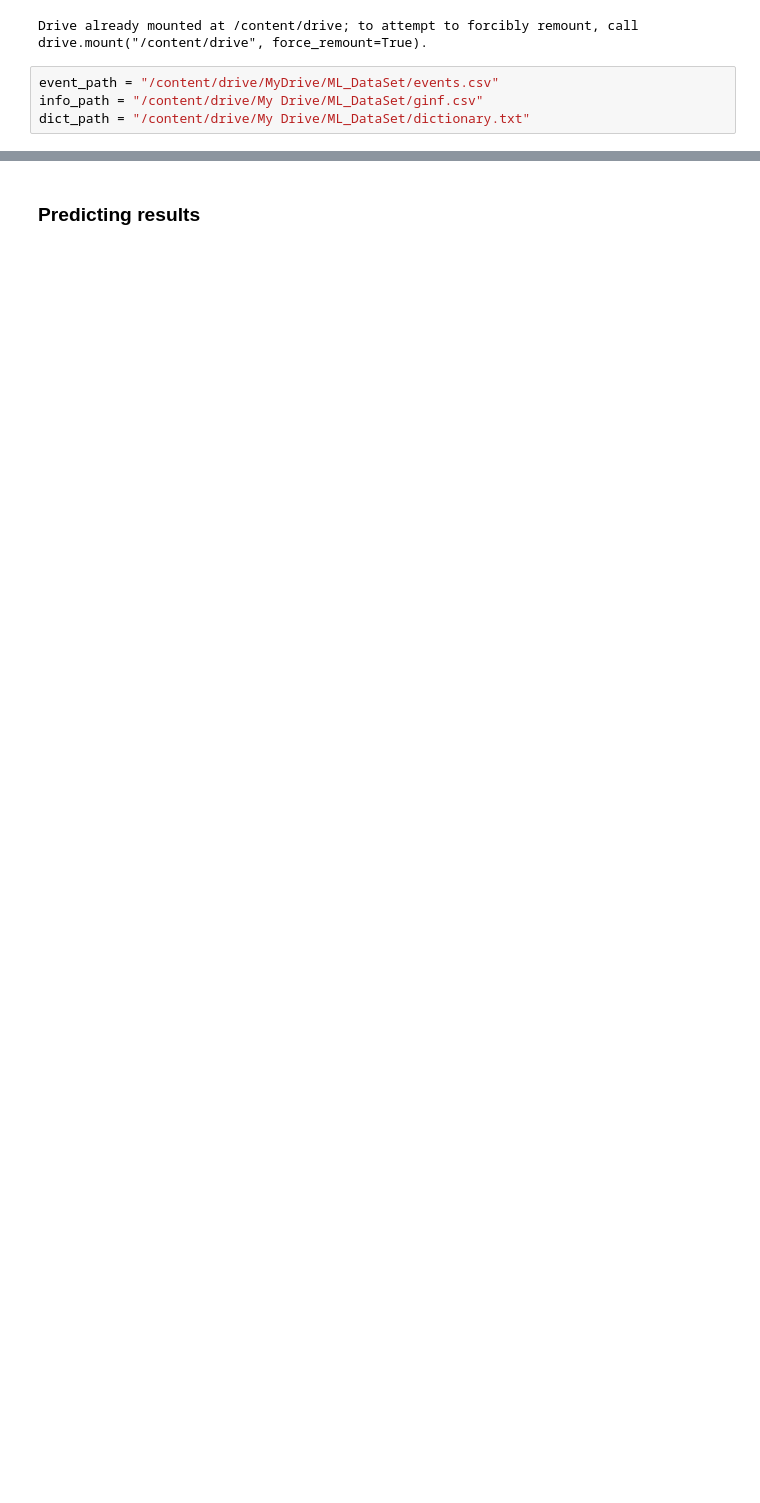
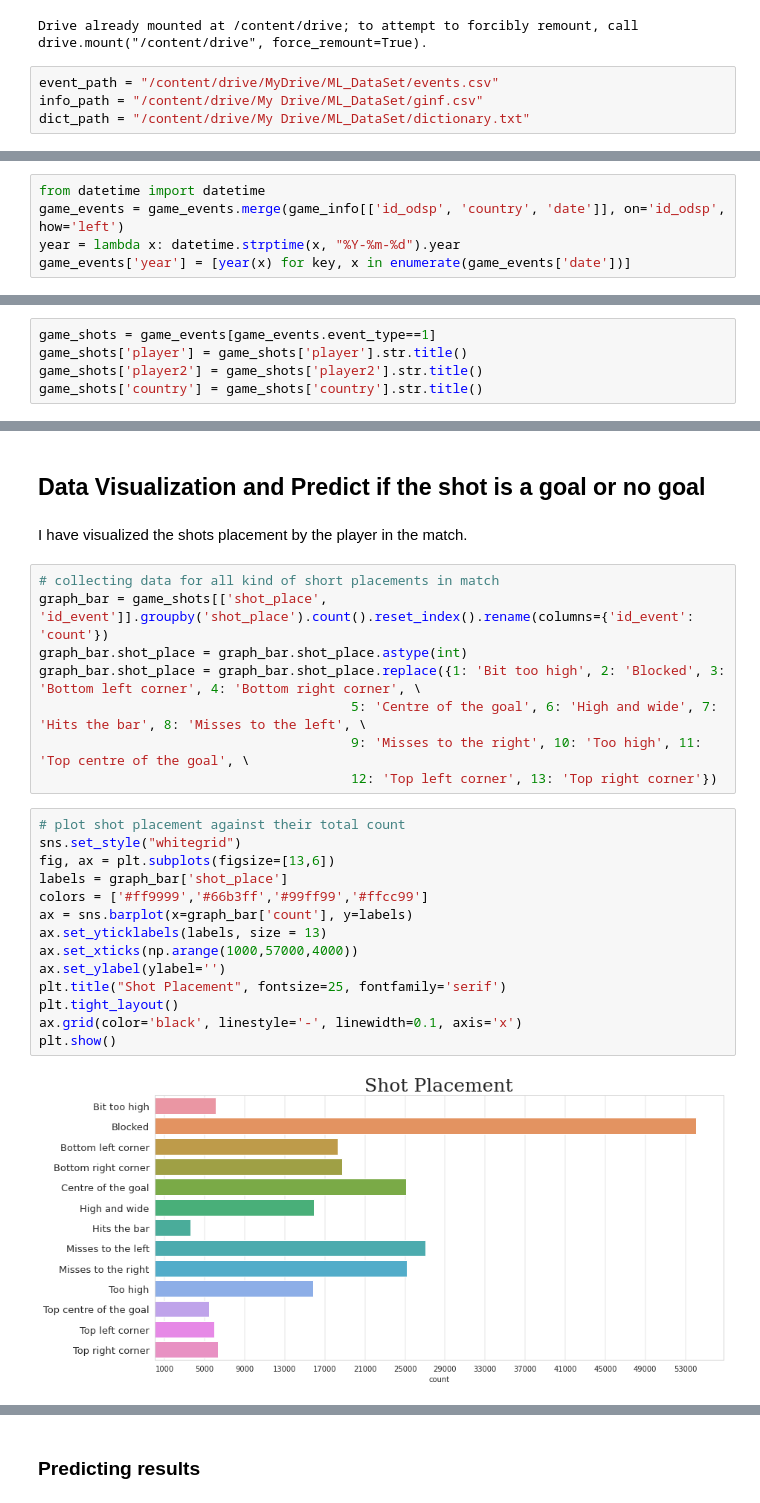
Before and after one commit to Karishma-Kuria/ML-Regression, a Jupyter notebook: Assignment4.ipynb, the cells around one changed output, grey strips where cells are left out. Drawn from its saved outputs; the diff is of its cells as text; blank space fills up the shorter version.

```diff
--- a/Assignment4.ipynb
+++ b/Assignment4.ipynb
@@ -171,0 +148,5 @@ This shows that if we just guess the result based on looking at the odds, we wou
+# %%
+from datetime import datetime
+game_events = game_events.merge(game_info[['id_odsp', 'country', 'date']], on='id_odsp', how='left')
+year = lambda x: datetime.strptime(x, "%Y-%m-%d").year
+game_events['year'] = [year(x) for key, x in enumerate(game_events['date'])]
@@ -171,0 +155,5 @@ This shows that if we just guess the result based on looking at the odds, we wou
+# %%
+game_shots = game_events[game_events.event_type==1]
+game_shots['player'] = game_shots['player'].str.title()
+game_shots['player2'] = game_shots['player2'].str.title()
+game_shots['country'] = game_shots['country'].str.title()
@@ -171,0 +176,28 @@ This shows that if we just guess the result based on looking at the odds, we wou
+# %% [markdown]
+## **Data Visualization and Predict if the shot is a goal or no goal**
+# %% [markdown]
+ I have visualized the shots placement by the player in the match.
+# %%
+# collecting data for all kind of short placements in match
+graph_bar = game_shots[['shot_place', 'id_event']].groupby('shot_place').count().reset_index().rename(columns={'id_event': 'count'})
+graph_bar.shot_place = graph_bar.shot_place.astype(int)
+graph_bar.shot_place = graph_bar.shot_place.replace({1: 'Bit too high', 2: 'Blocked', 3: 'Bottom left corner', 4: 'Bottom right corner', \
+                                        5: 'Centre of the goal', 6: 'High and wide', 7: 'Hits the bar', 8: 'Misses to the left', \
+                                        9: 'Misses to the right', 10: 'Too high', 11: 'Top centre of the goal', \
+                                        12: 'Top left corner', 13: 'Top right corner'})
+# %%
+# plot shot placement against their total count
+sns.set_style("whitegrid")
+fig, ax = plt.subplots(figsize=[13,6])
+labels = graph_bar['shot_place']
+colors = ['#ff9999','#66b3ff','#99ff99','#ffcc99']
+ax = sns.barplot(x=graph_bar['count'], y=labels)
+ax.set_yticklabels(labels, size = 13)
+ax.set_xticks(np.arange(1000,57000,4000))
+ax.set_ylabel(ylabel='')
+plt.title("Shot Placement", fontsize=25, fontfamily='serif')
+plt.tight_layout()
+ax.grid(color='black', linestyle='-', linewidth=0.1, axis='x')
+plt.show()
+# %% [output]
+[figure, added]
```
Also changed, not shown: parts of 79 cells of this notebook.
